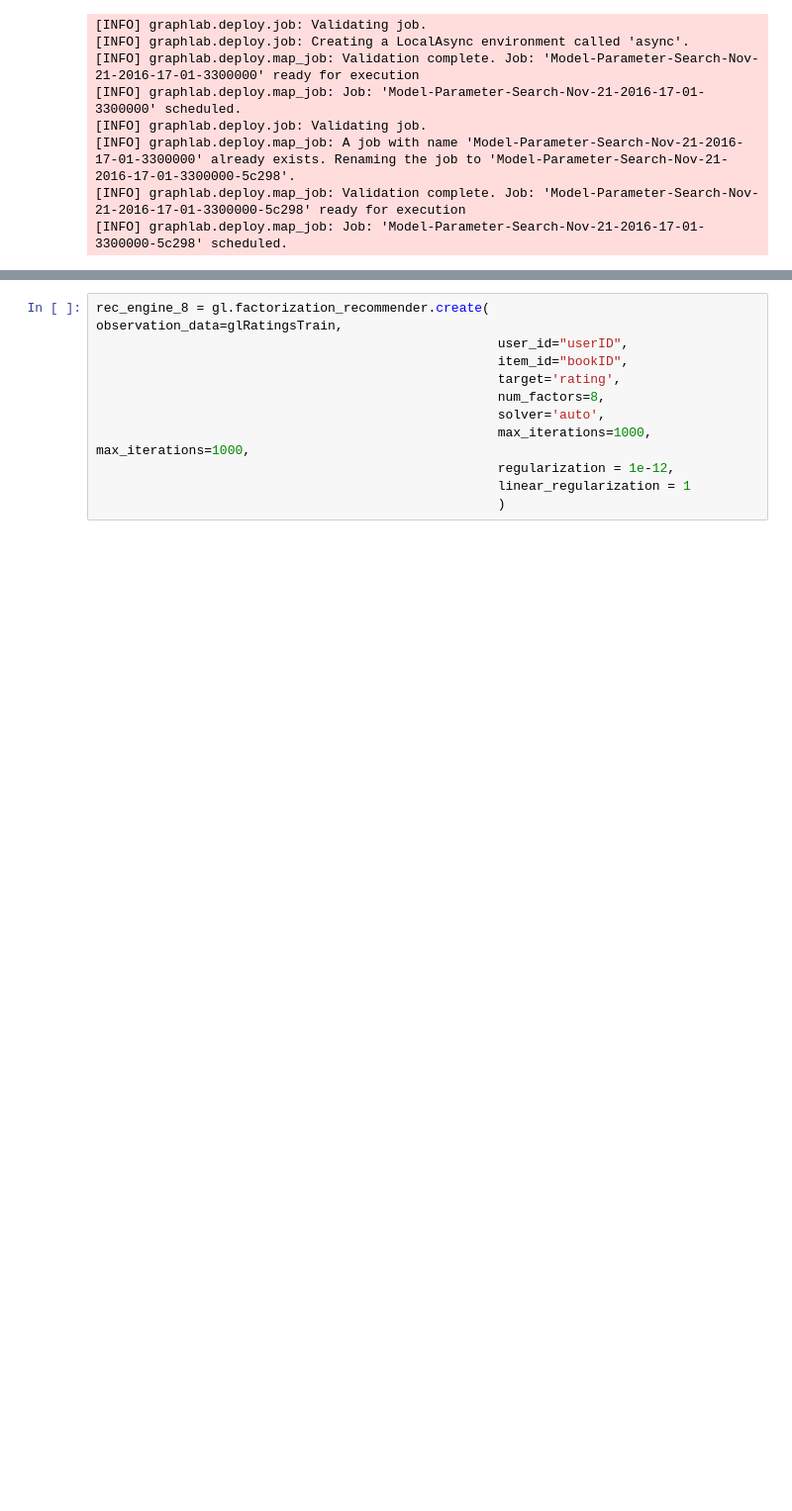
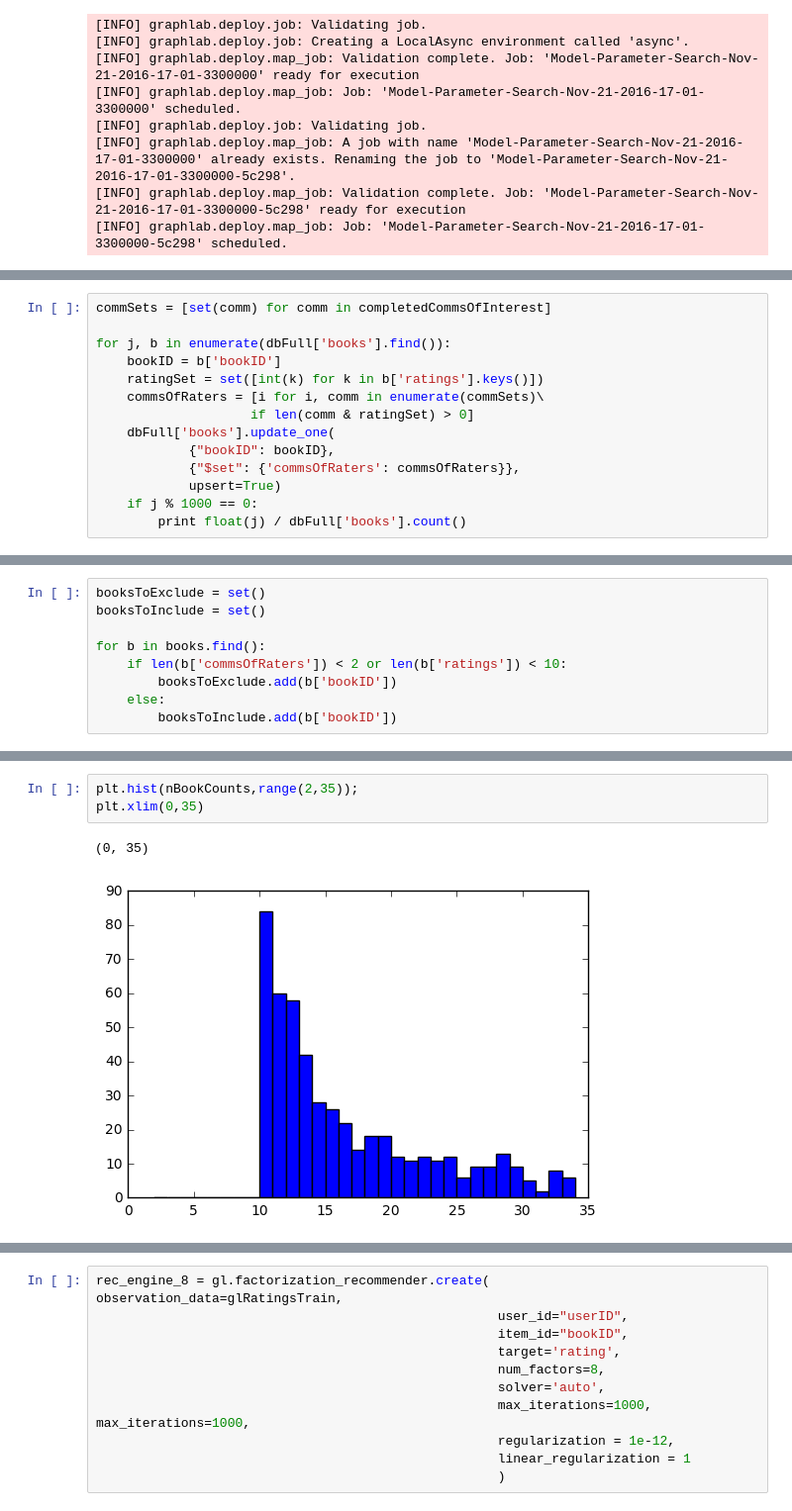
Before and after one commit to rfriel/goodreads_rating_prediction, a Jupyter notebook: src/scrape_explore.ipynb, the cells around one changed output, grey strips where cells are left out. Shown at 99% size. Saved outputs shown, nothing was run; the diff lists cells and outputs as text; blank space fills up the shorter version.

```diff
--- a/src/scrape_explore.ipynb
+++ b/src/scrape_explore.ipynb
@@ -314,0 +571,14 @@ print rec_engine_1.evaluate_rmse(glRatingsTest, target='rating')['rmse_overall']
+# %%
+commSets = [set(comm) for comm in completedCommsOfInterest]
+
+for j, b in enumerate(dbFull['books'].find()):
+    bookID = b['bookID']
+    ratingSet = set([int(k) for k in b['ratings'].keys()])
+    commsOfRaters = [i for i, comm in enumerate(commSets)\
+                    if len(comm & ratingSet) > 0]
+    dbFull['books'].update_one(
+            {"bookID": bookID},
+            {"$set": {'commsOfRaters': commsOfRaters}},
+            upsert=True)
+    if j % 1000 == 0:
+        print float(j) / dbFull['books'].count()
@@ -314,0 +603,9 @@ print rec_engine_1.evaluate_rmse(glRatingsTest, target='rating')['rmse_overall']
+# %%
+booksToExclude = set()
+booksToInclude = set()
+
+for b in books.find():
+    if len(b['commsOfRaters']) < 2 or len(b['ratings']) < 10:
+        booksToExclude.add(b['bookID'])
+    else:
+        booksToInclude.add(b['bookID'])
@@ -314,0 +645,6 @@ print rec_engine_1.evaluate_rmse(glRatingsTest, target='rating')['rmse_overall']
+# %%
+plt.hist(nBookCounts,range(2,35));
+plt.xlim(0,35)
+# %% [output]
+(0, 35)
+[figure, added]
```
Also changed, not shown: parts of 76 cells of this notebook, 3 other files.
